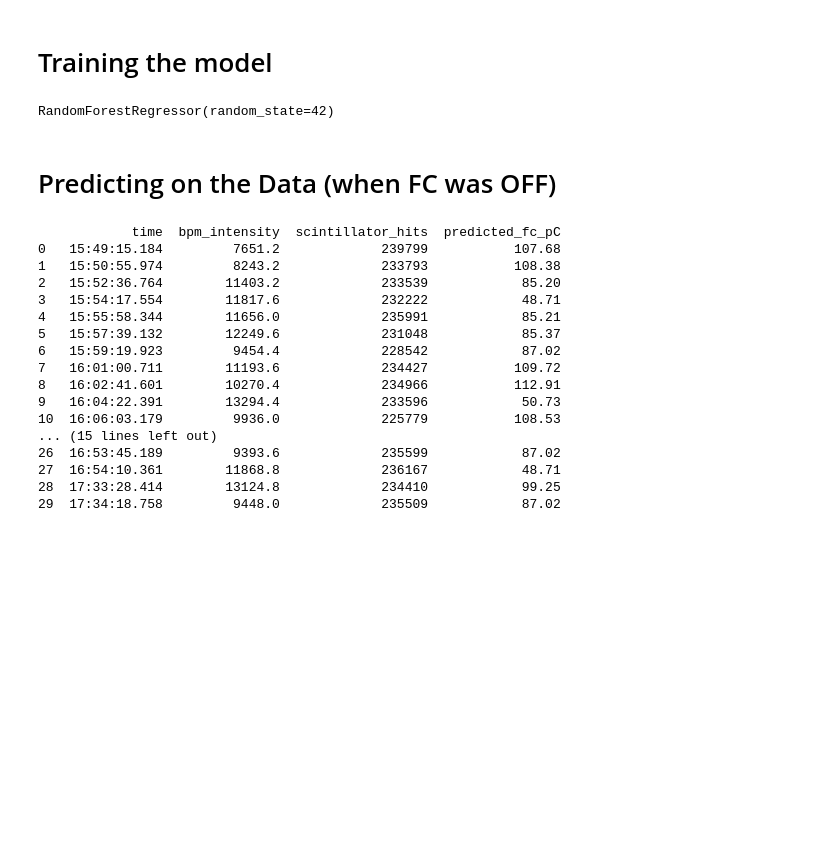
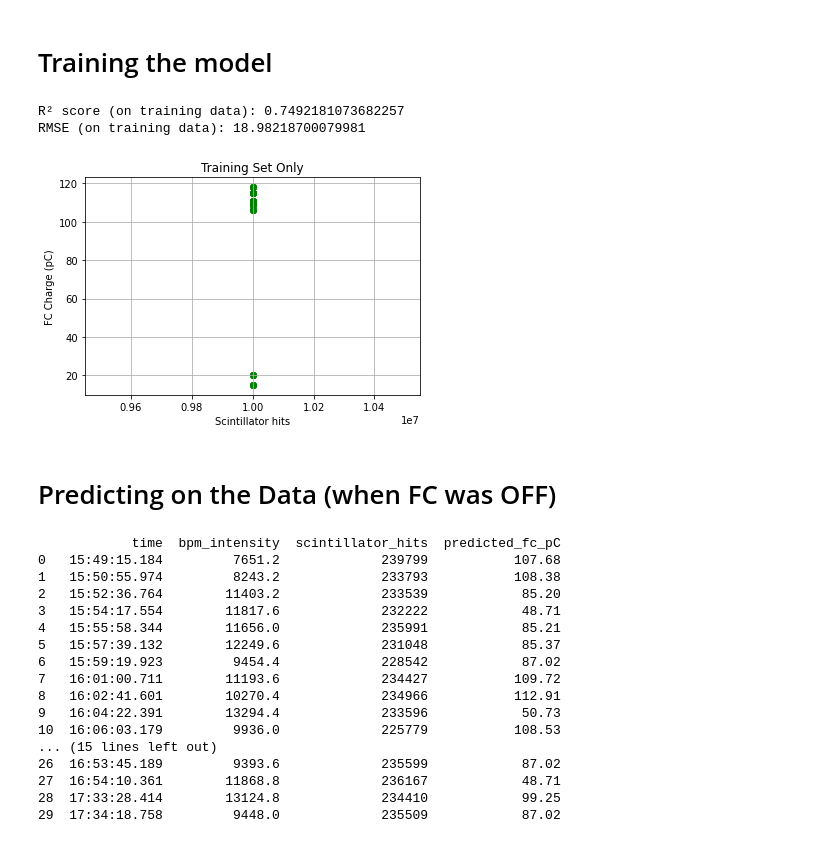
Before and after one commit to ddghosal/livepredict_FCcharge, a Jupyter notebook: FC_charge_extrapolate.ipynb, the cells around one changed output. Cells and saved outputs as stored; diff of their text form; code cells hidden in the pictures; blank space fills up the shorter version.

```diff
--- a/FC_charge_extrapolate.ipynb
+++ b/FC_charge_extrapolate.ipynb
@@ -63,6 +76,8 @@ data_fc_on = pd.DataFrame({
 # %%
 # Features: BPM + Scintillator -to- FC charge count
 X_train = data_fc_on[['bpm_intensity', 'scintillator_hits']]
+#X_train = data_fc_on[['scintillator_hits']]
+
 y_train = data_fc_on['fc_charge_pC']
 
 # Train the LG model
@@ -72,8 +87,28 @@ modelLG.fit(X_train, y_train)
 # Train the RG model (better prediction result proven)
 modelRF = RandomForestRegressor(n_estimators=100, random_state=42)
 modelRF.fit(X_train, y_train)
+
+# Predict on training data
+y_pred_train = modelRF.predict(X_train)
+
+# R² score and RMSE on training data
+r2 = r2_score(y_train, y_pred_train)
+rmse = mean_squared_error(y_train, y_pred_train, squared=False)
+
+print("R² score (on training data):", r2)
+print("RMSE (on training data):", rmse)
 # %% [output]
-RandomForestRegressor(random_state=42)
+R² score (on training data): 0.7492181073682257
+RMSE (on training data): 18.98218700079981
+# %%
+plt.scatter(X_train, y_train, color='green', alpha=0.7)
+plt.xlabel('Scintillator hits') #('BPM Intensity')
+plt.ylabel('FC Charge (pC)')
+plt.title('Training Set Only')
+plt.grid(True)
+plt.show()
+# %% [output]
+[figure, added]
 # %% [markdown]
 #  Predicting on the Data (when FC was OFF)
 # %%
```
Also changed, not shown: parts of 2 cells of this notebook, 1 other file.
